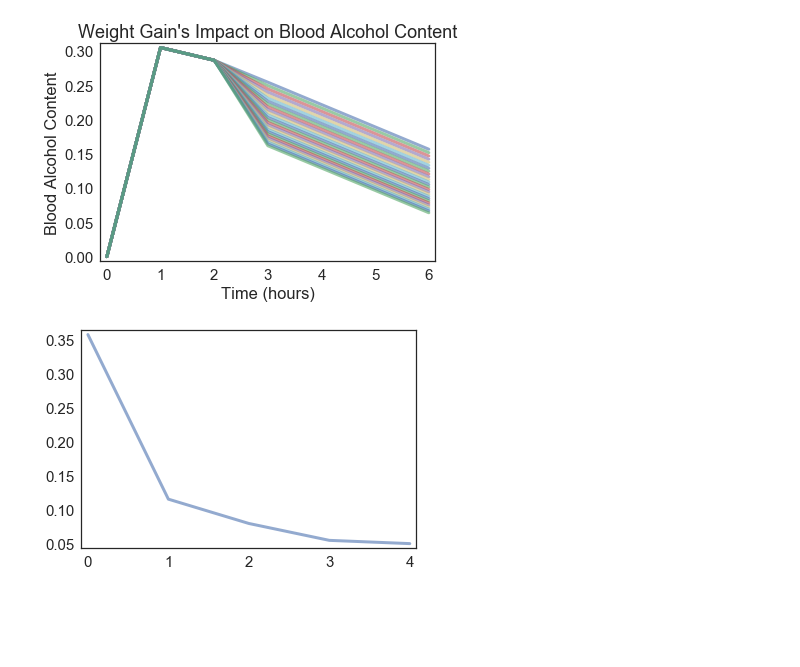
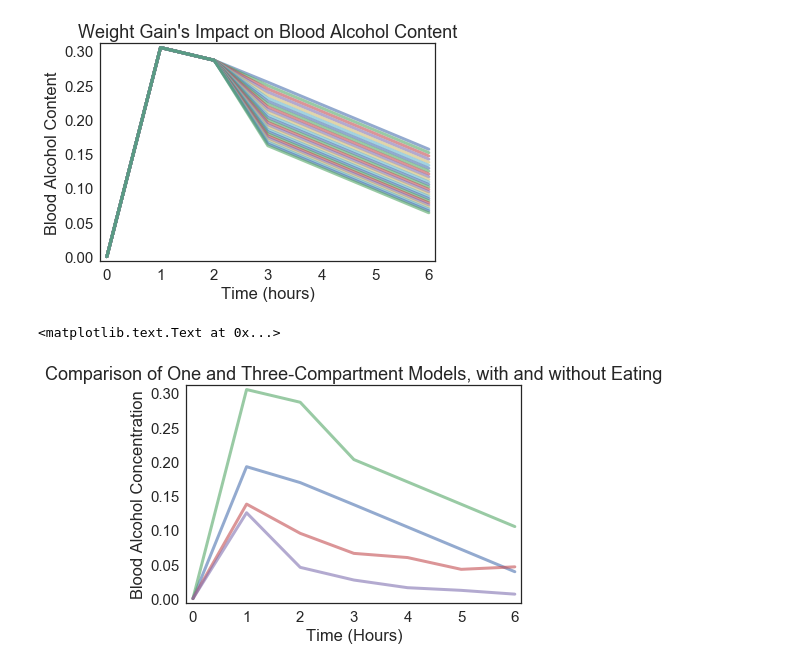
Before and after one commit to Utsav22G/bac_project, a Jupyter notebook: Model.ipynb, the cells around one changed output. Drawn from its saved outputs; the diff is of its cells as text; code cells hidden in the pictures; blank space fills up the shorter version.

Commit message:
Final model, hopefully. ALso updated ppt

```diff
--- a/Model.ipynb
+++ b/Model.ipynb
@@ -116,10 +116,11 @@ class three_compartment_model():
     """
     Three-compartment model for alcohol absorption and
     """
-    def __init__(self, y1):
+    def __init__(self, y1, k=-5.07):
         """
         Constructor.
         """
+        self.k = k
         self.i_c = y1
         self.y1 = y1
         self.y2 = 0
@@ -131,11 +132,13 @@ class three_compartment_model():
         Model alcohol processing in the body. For each time, run stomach, small intestine, and large intestine processing
         """
         results = TimeSeries()
-        for a in range(t):
+        for a in linrange(0, t):
             a1 = self.stomach_processing()
             a2 = self.small_intestine_processing()
             a3 = self.lean_body_processing()
             results[a] = (a1 + a2 + a3)/(a + 1)
+            if a == 0:
+                results[a] = 0
             if results[a] == 0:
                 results[a] = 0
         return results
@@ -144,7 +147,7 @@ class three_compartment_model():
         """
         Models alcohol processing in the stomach.
         """
-        self.y1 = (abs((three_compartment_model.stomach_processing_slope(self.y1))))/blood_amount
+        self.y1 = (abs((self.stomach_processing_slope(self.y1))))/blood_amount
         if self.y1 < 0:
             self.y1 = 0
         return self.y1
@@ -170,9 +173,8 @@ class three_compartment_model():
         """
         return ((-7.05)/((1 + (.42*(d/.470)**2)*t)))
 
-    @staticmethod
-    def stomach_processing_slope(c):
-        return ((-5.07*c)/(1.00 + (0.42*c)**2))
+    def stomach_processing_slope(self, c):
+        return ((self.k*c)/(1.00 + (0.42*c)**2))
 
     @staticmethod
     def small_intestine_slope(y1, y2):
@@ -187,11 +189,16 @@ ylabel("Blood Alcohol Content")
 # %% [output]
 <matplotlib.text.Text at 0x...>
 [figure]
-# %%
-three = three_compartment_model(.10)
-plot(three.model_alcohol_processing(5))
-    # plot(three_compartment_model.odel_alcohol_processing(.08, 15))
-# plot(three_compartment_model.stomach_processing(.33, 15))
-# model_processing_after_eating params d, t, time_of_eating, initial_weight, weight_gain, time_of_eating_2, weight_gain_2, food_2 = None
-# %% [output]
-[figure, removed]
+# %%
+plot(simplistic_model.model_alcohol_processing(60, 6), label="One-compartment model, without eating")
+plot(simplistic_model.model_processing_after_eating(90, 6, 3, 70, 12, 4, 50, None), label="One-compartment model, eating at three hour mark")
+three1 = three_compartment_model(.12)
+plot(three1.model_alcohol_processing(6))
+three2 = three_compartment_model(.12, -4.00)
+plot(three2.model_alcohol_processing(6))
+xlabel("Time (Hours)")
+ylabel("Blood Alcohol Concentration")
+title("Comparison of One and Three-Compartment Models, with and without Eating")
+# %% [output]
+<matplotlib.text.Text at 0x...>
+[figure, added]
```
Also changed, not shown: 1 other file.
